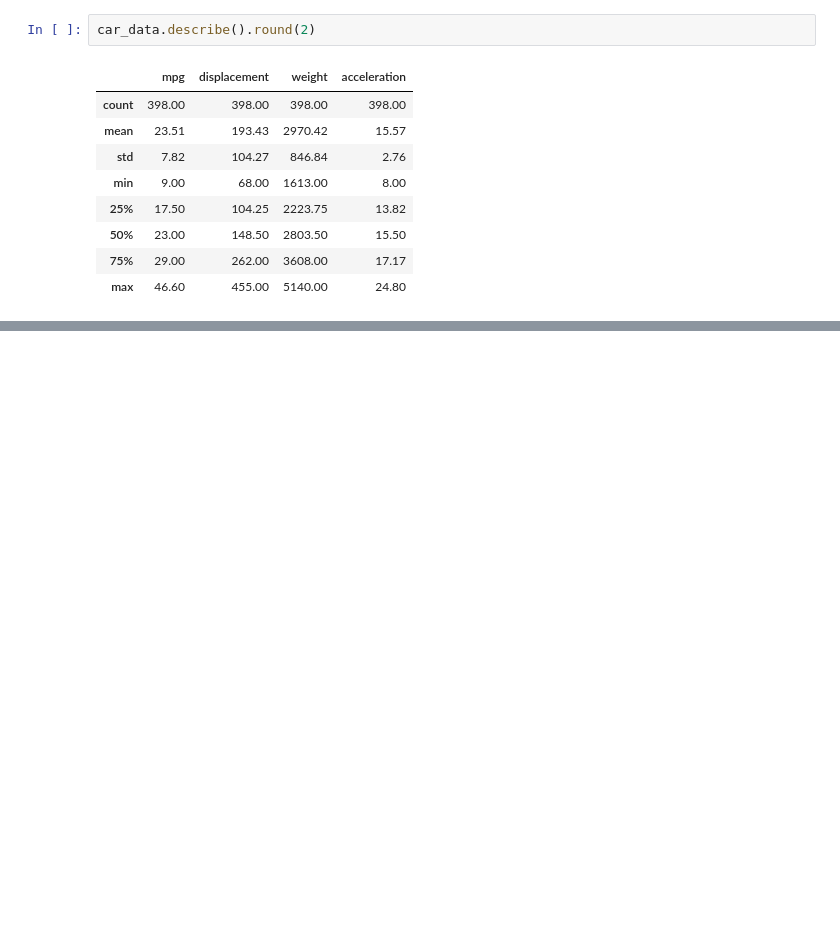
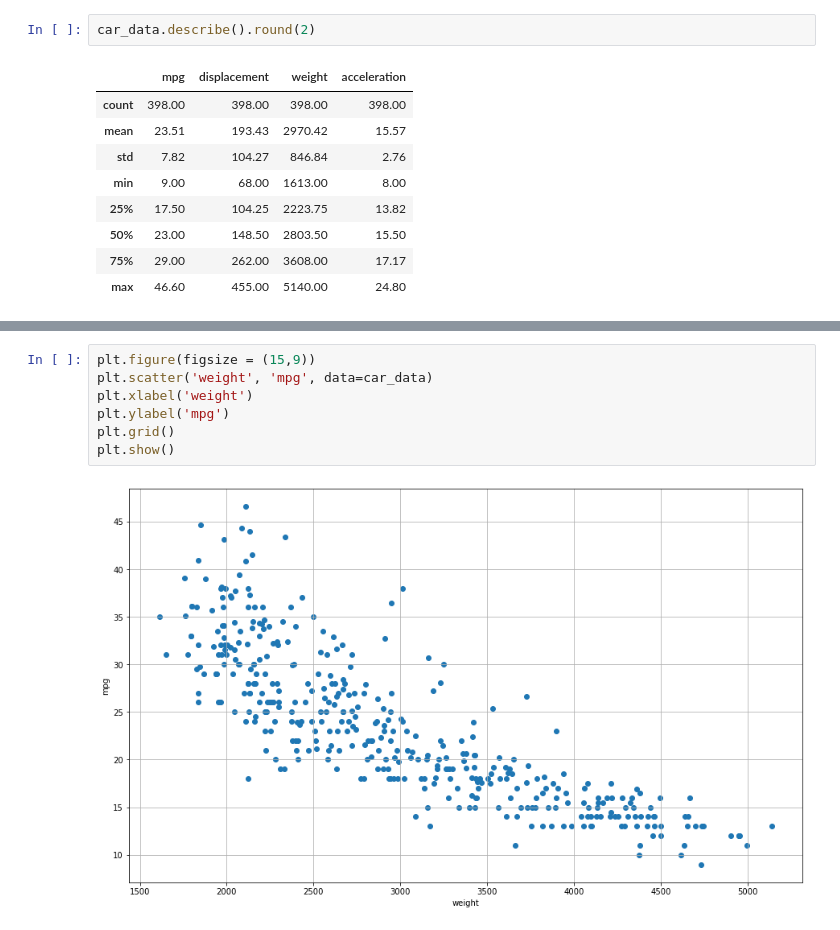
Before and after one commit to templarassVN/Data-Story, a Jupyter notebook: Team4_workspace.ipynb, the cells around one changed output, grey strips where cells are left out. Saved outputs shown, nothing was run; the diff lists cells and outputs as text; blank space fills up the shorter version.

```diff
--- a/Team4_workspace.ipynb
+++ b/Team4_workspace.ipynb
@@ -92,0 +130,9 @@ car_data.describe().round(2)
+# %%
+plt.figure(figsize = (15,9))
+plt.scatter('weight', 'mpg', data=car_data)
+plt.xlabel('weight')
+plt.ylabel('mpg')
+plt.grid()
+plt.show()
+# %% [output]
+[figure, added]
```
Also changed, not shown: parts of 13 cells of this notebook.
